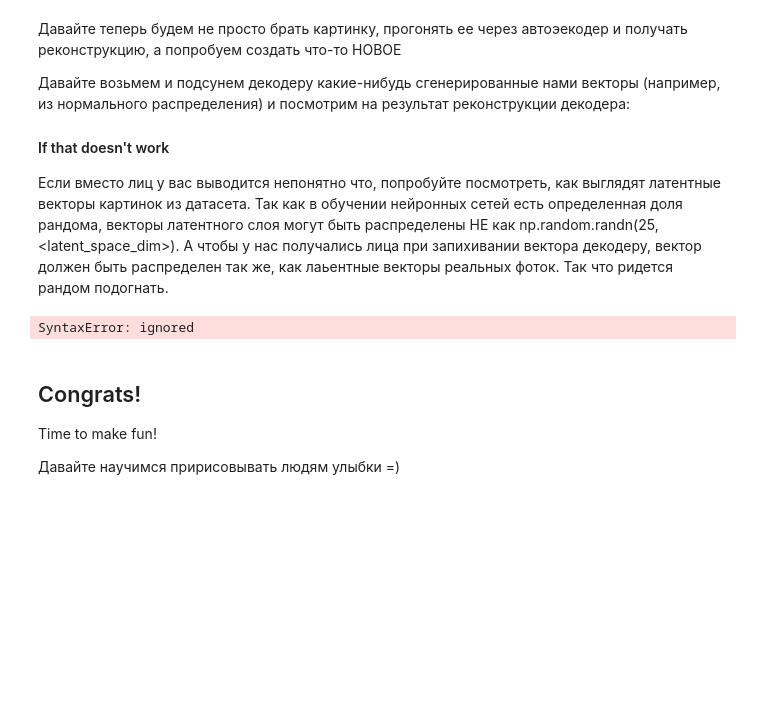
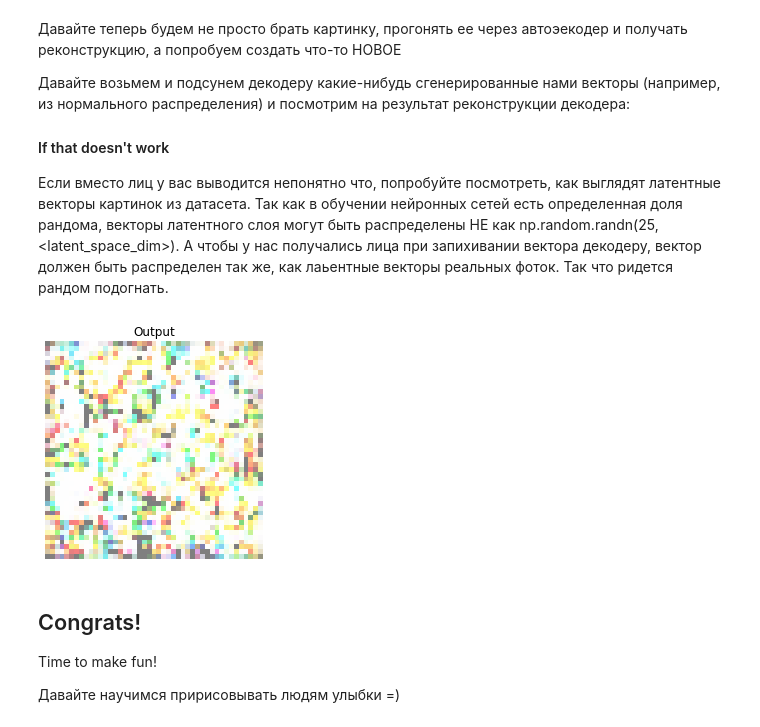
Before and after one commit to LevPerla/DLS_CV_Course, a Jupyter notebook: project/Autoencoders.ipynb, the cells around one changed output. Saved outputs shown, nothing was run; the diff lists cells and outputs as text; code cells hidden in the pictures; blank space fills up the shorter version.

```diff
--- a/project/Autoencoders.ipynb
+++ b/project/Autoencoders.ipynb
@@ -351,13 +353,16 @@ Not bad, right?
 
 #### If that doesn't work
 Если вместо лиц у вас выводится непонятно что, попробуйте посмотреть, как выглядят латентные векторы картинок из датасета. Так как в обучении нейронных сетей есть определенная доля рандома, векторы латентного слоя могут быть распределены НЕ как np.random.randn(25, <latent_space_dim>). А чтобы у нас получались лица при запихивании вектора декодеру, вектор должен быть распределен так же, как лаьентные векторы реальных фоток. Так что ридется рандом подогнать.
-# %%
-# сгенерируем 25 рандомных векторов размера latent_space
-z = np.random.randn(25, <latent_space_dim>)
-output = <скормите z декодеру>
-<выведите тут полученные картинки>
-# %% [output]
-SyntaxError: ignored
+# %%
+# сгенерируем 25 рандомных векторов размера latent_space [-1, 64, 41, 41]
+z = torch.Tensor(np.random.randn(1,64, 41, 41)).to(device, dtype=torch.float)
+output = autoencoder.decoder(z).detach().to('cpu')
+plt.imshow(np.rollaxis(output.numpy()[0], 0, 3))
+plt.title('Output')
+plt.axis('off')
+plt.show()
+# %% [output]
+[figure, added]
 # %% [markdown]
 ## Congrats!
 
```
Also changed, not shown: parts of 6 cells of this notebook.
